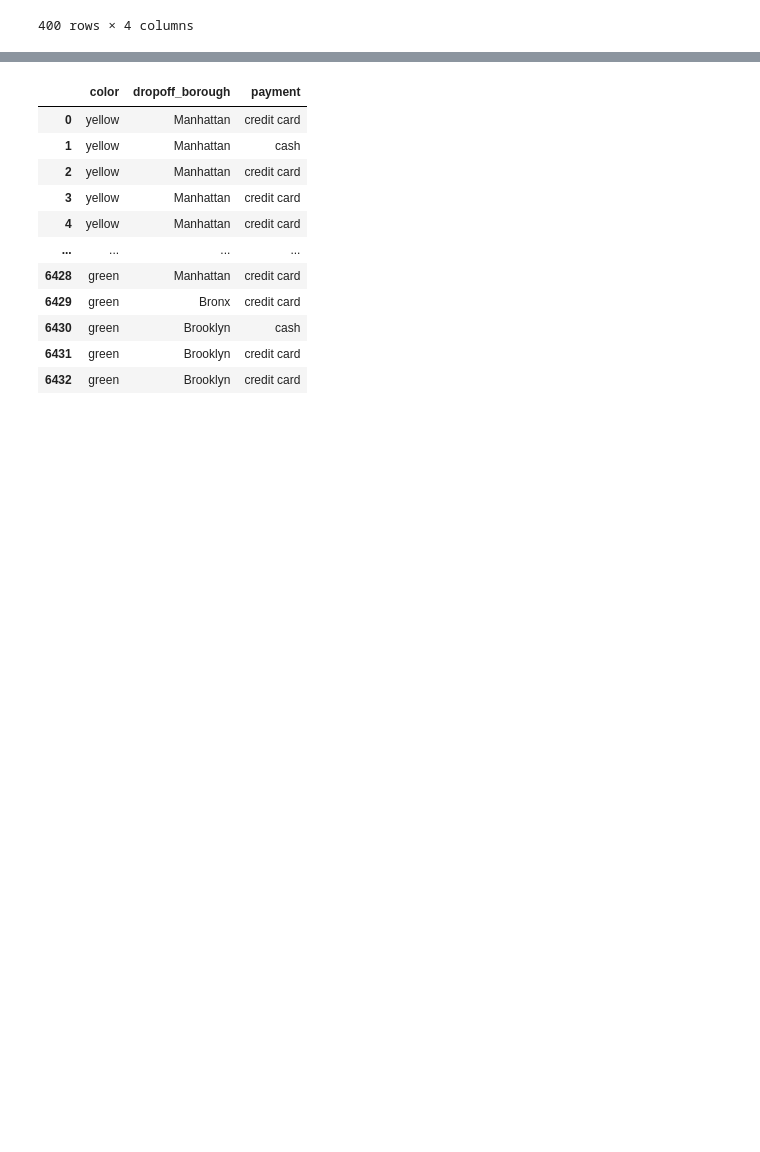
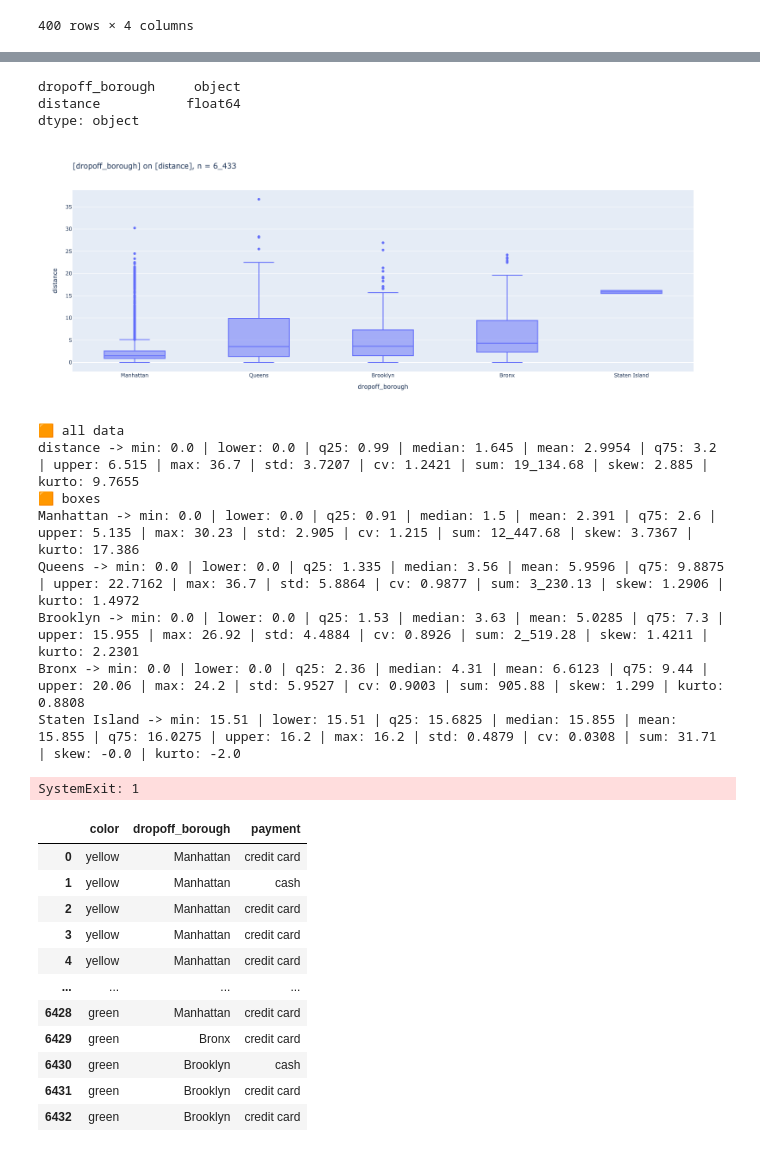
Before and after one commit to smeisegeier/pandas-plots, a Jupyter notebook: src/test.ipynb, the cells around one changed output, grey strips where cells are left out. Saved outputs shown, nothing was run; the diff lists cells and outputs as text; code cells hidden in the pictures; blank space fills up the shorter version.

```diff
--- a/src/test.ipynb
+++ b/src/test.ipynb
@@ -67,3 +91,30 @@ plotly.graph_objs._figure.Figure
+# %%
+_df = df[["dropoff_borough", "distance"]]
+display(_df.dtypes)
+_=pls.plot_boxes(
+    _df,
+    width=1600,
+    annotations=False,
+    precision=4,
+
+)
+# %% [output]
+dropoff_borough     object
+distance           float64
+dtype: object
+[figure, added]
+🟧 all data
+distance -> min: 0.0 | lower: 0.0 | q25: 0.99 | median: 1.645 | mean: 2.9954 | q75: 3.2 | upper: 6.515 | max: 36.7 | std: 3.7207 | cv: 1.2421 | sum: 19_134.68 | skew: 2.885 | kurto: 9.7655
+🟧 boxes
+Manhattan -> min: 0.0 | lower: 0.0 | q25: 0.91 | median: 1.5 | mean: 2.391 | q75: 2.6 | upper: 5.135 | max: 30.23 | std: 2.905 | cv: 1.215 | sum: 12_447.68 | skew: 3.7367 | kurto: 17.386
+Queens -> min: 0.0 | lower: 0.0 | q25: 1.335 | median: 3.56 | mean: 5.9596 | q75: 9.8875 | upper: 22.7162 | max: 36.7 | std: 5.8864 | cv: 0.9877 | sum: 3_230.13 | skew: 1.2906 | kurto: 1.4972
+Brooklyn -> min: 0.0 | lower: 0.0 | q25: 1.53 | median: 3.63 | mean: 5.0285 | q75: 7.3 | upper: 15.955 | max: 26.92 | std: 4.4884 | cv: 0.8926 | sum: 2_519.28 | skew: 1.4211 | kurto: 2.2301
+Bronx -> min: 0.0 | lower: 0.0 | q25: 2.36 | median: 4.31 | mean: 6.6123 | q75: 9.44 | upper: 20.06 | max: 24.2 | std: 5.9527 | cv: 0.9003 | sum: 905.88 | skew: 1.299 | kurto: 0.8808
+Staten Island -> min: 15.51 | lower: 15.51 | q25: 15.6825 | median: 15.855 | mean: 15.855 | q75: 16.0275 | upper: 16.2 | max: 16.2 | std: 0.4879 | cv: 0.0308 | sum: 31.71 | skew: -0.0 | kurto: -2.0
+# %%
+sys.exit(1)
+# %% [output]
+SystemExit: 1
 # %%
 
 _df2 = df[
```
Also changed, not shown: parts of 6 cells of this notebook, 1 other file.
